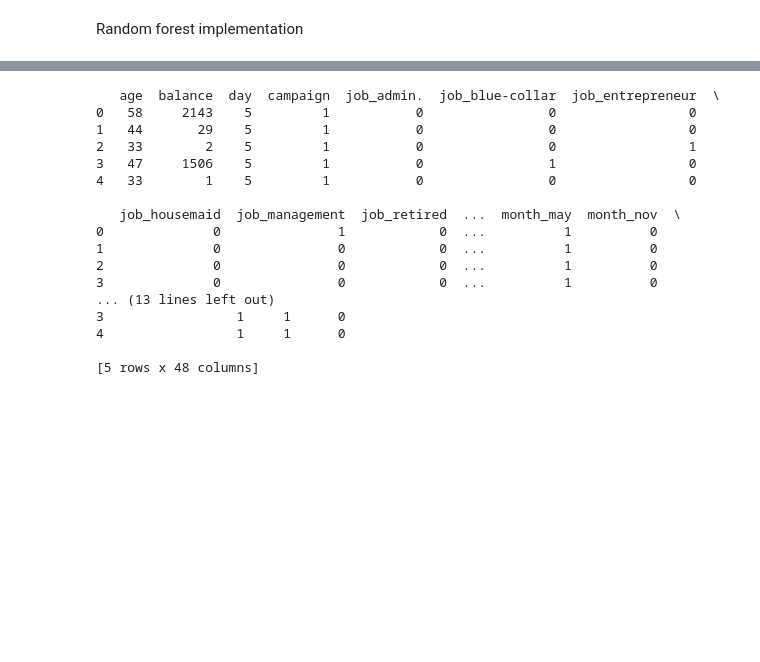
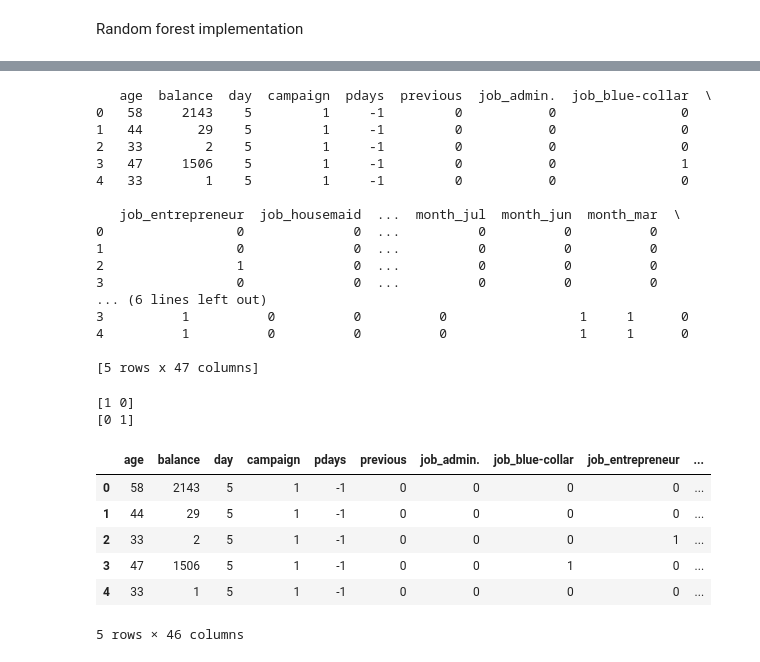
Before and after one commit to Amar1o/Machinelearningcw, a Jupyter notebook: ml.ipynb, the cells around one changed output, grey strips where cells are left out. Cells and saved outputs as stored; diff of their text form; code cells hidden in the pictures; blank space fills up the shorter version.

```diff
--- a/ml.ipynb
+++ b/ml.ipynb
@@ -400,4 +417,6 @@ Random forest implementation
 # %%
+categorical_columns = data_cleaned.select_dtypes(include=['object', 'category']).columns
+
 encoder = OneHotEncoder(drop=None, sparse_output=False)  # drop=None keeps all categories, no 'drop_first'
 
 # Fit and transform the categorical columns
@@ -418,26 +437,43 @@ df_final = df_final.fillna(-1)  # Ensure no NaN values remain
 df_final = df_final.astype(int)
 print(df_final.head())
 # %% [output]
-   age  balance  day  campaign  job_admin.  job_blue-collar  job_entrepreneur  \
-0   58     2143    5         1           0                0                 0
-1   44       29    5         1           0                0                 0
-2   33        2    5         1           0                0                 1
-3   47     1506    5         1           0                1                 0
-4   33        1    5         1           0                0                 0
+   age  balance  day  campaign  pdays  previous  job_admin.  job_blue-collar  \
+0   58     2143    5         1     -1         0           0                0
+1   44       29    5         1     -1         0           0                0
+2   33        2    5         1     -1         0           0                0
+3   47     1506    5         1     -1         0           0                1
+4   33        1    5         1     -1         0           0                0
 
-   job_housemaid  job_management  job_retired  ...  month_may  month_nov  \
-0              0               1            0  ...          1          0
-1              0               0            0  ...          1          0
-2              0               0            0  ...          1          0
-3              0               0            0  ...          1          0
-... (13 lines left out)
-3                 1     1      0
-4                 1     1      0
+   job_entrepreneur  job_housemaid  ...  month_jul  month_jun  month_mar  \
+0                 0              0  ...          0          0          0
+1                 0              0  ...          0          0          0
+2                 1              0  ...          0          0          0
+3                 0              0  ...          0          0          0
+... (6 lines left out)
+3          1          0          0          0                 1     1      0
+4          1          0          0          0                 1     1      0
 
-[5 rows x 48 columns]
+[5 rows x 47 columns]
+# %%
+df_final = df_final.astype(int)
+print(df_final['y_no'].unique())
+print(df_final['y_yes'].unique())
+# %% [output]
+[1 0]
+[0 1]
 # %%
 df_final['y'] = df_final['y_yes']  # Use 'y_yes' as the target (1 for yes, 0 for no)
 df_final = df_final.drop(['y_no', 'y_yes'], axis=1)
 # Define features and target
 X = df_final.drop('y', axis=1)
 y = df_final['y']
+# %%
+df_final.head()
+# %% [output]
+|  | age | balance | day | campaign | pdays | previous | job_admin. | job_blue-collar | job_entrepreneur | ... |
+| 0 | 58 | 2143 | 5 | 1 | -1 | 0 | 0 | 0 | 0 | ... |
+| 1 | 44 | 29 | 5 | 1 | -1 | 0 | 0 | 0 | 0 | ... |
+| 2 | 33 | 2 | 5 | 1 | -1 | 0 | 0 | 0 | 1 | ... |
+| 3 | 47 | 1506 | 5 | 1 | -1 | 0 | 0 | 1 | 0 | ... |
+| 4 | 33 | 1 | 5 | 1 | -1 | 0 | 0 | 0 | 0 | ... |
+5 rows × 46 columns
```
Also changed, not shown: parts of 17 cells of this notebook.
